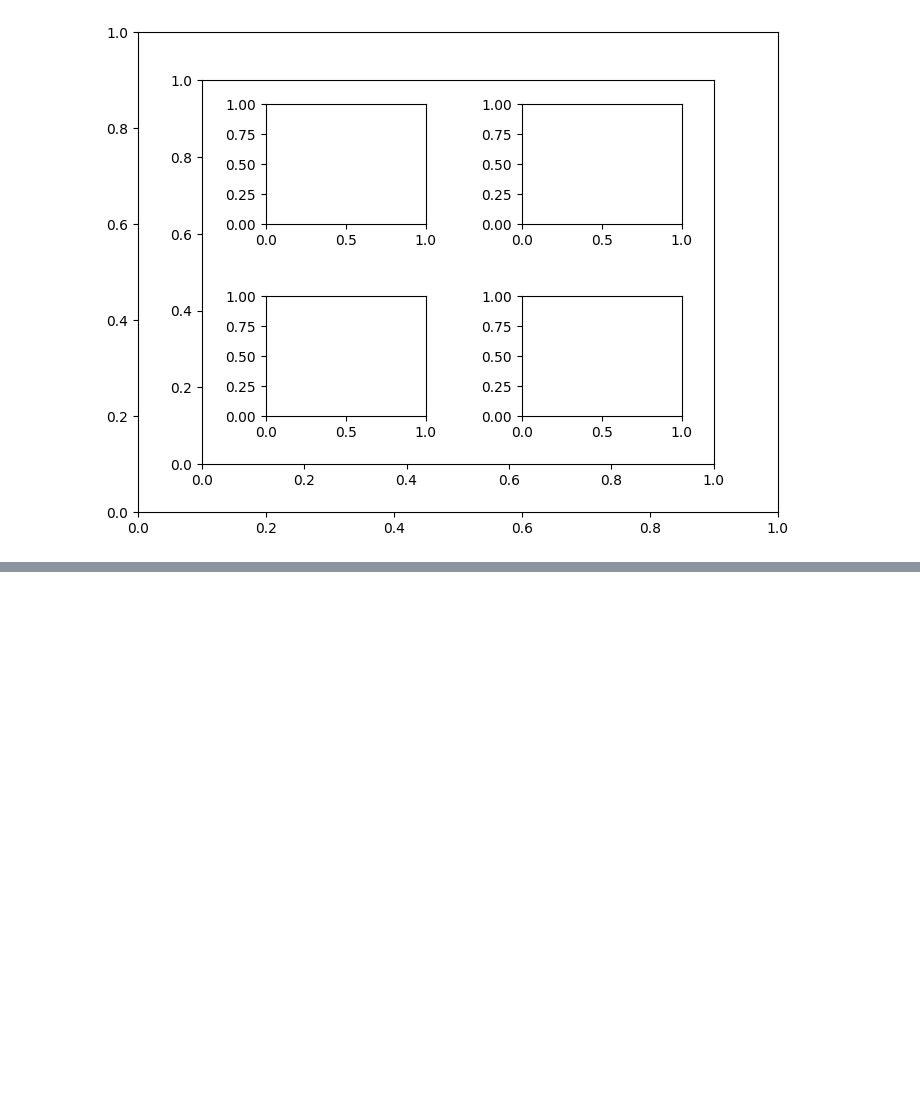
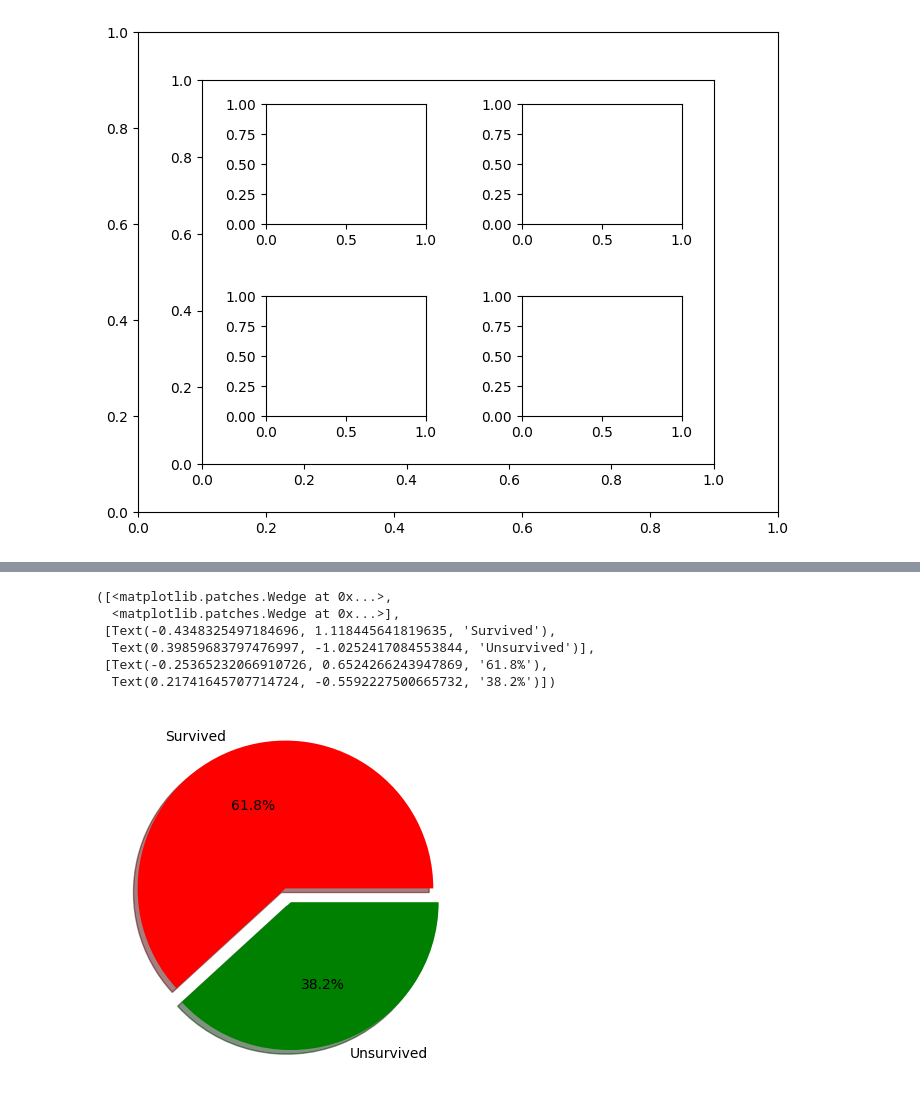
Before and after one commit to Amandeep006/QSPIDER-, a Jupyter notebook: pylab/mat.ipynb, the cells around one changed output, grey strips where cells are left out. Cells and saved outputs as stored; diff of their text form; code cells hidden in the pictures; blank space fills up the shorter version.

```diff
--- a/pylab/mat.ipynb
+++ b/pylab/mat.ipynb
@@ -150,0 +201,18 @@ fig.add_axes([0.6,0.2,0.25,0.25])
+# %%
+ti=pd.read_csv(r"C:\Users\HP\OneDrive\Desktop\Qspider\datasets\Data-Analysis-Datasets\Datasets-Practice\titanic.csv")
+sur=ti[ti["survived"]==0]["survived"].count()
+nsur=ti[ti["survived"]==1]["survived"].count()
+# %%
+s=[sur,nsur]
+l=["Survived","Unsurvived"]
+
+s=ti["survived"].value_counts()
+plt.pie(s,labels=l,autopct="%0.1f%%",colors=["Red","Green"],shadow=True,explode=[0.1,0])
+# %% [output]
+([<matplotlib.patches.Wedge at 0x...>,
+  <matplotlib.patches.Wedge at 0x...>],
+ [Text(-0.4348325497184696, 1.118445641819635, 'Survived'),
+  Text(0.39859683797476997, -1.0252417084553844, 'Unsurvived')],
+ [Text(-0.25365232066910726, 0.6524266243947869, '61.8%'),
+  Text(0.21741645707714724, -0.5592227500665732, '38.2%')])
+[figure, added]
```
Also changed, not shown: parts of 10 cells of this notebook, 5 other files.
